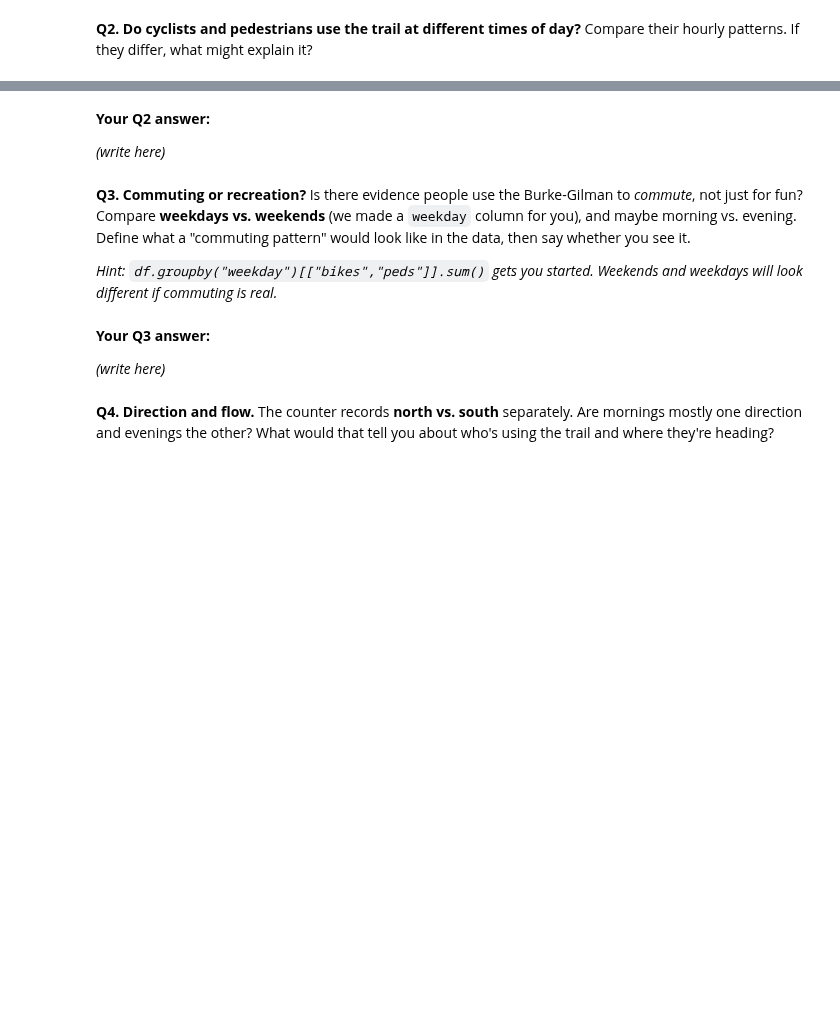
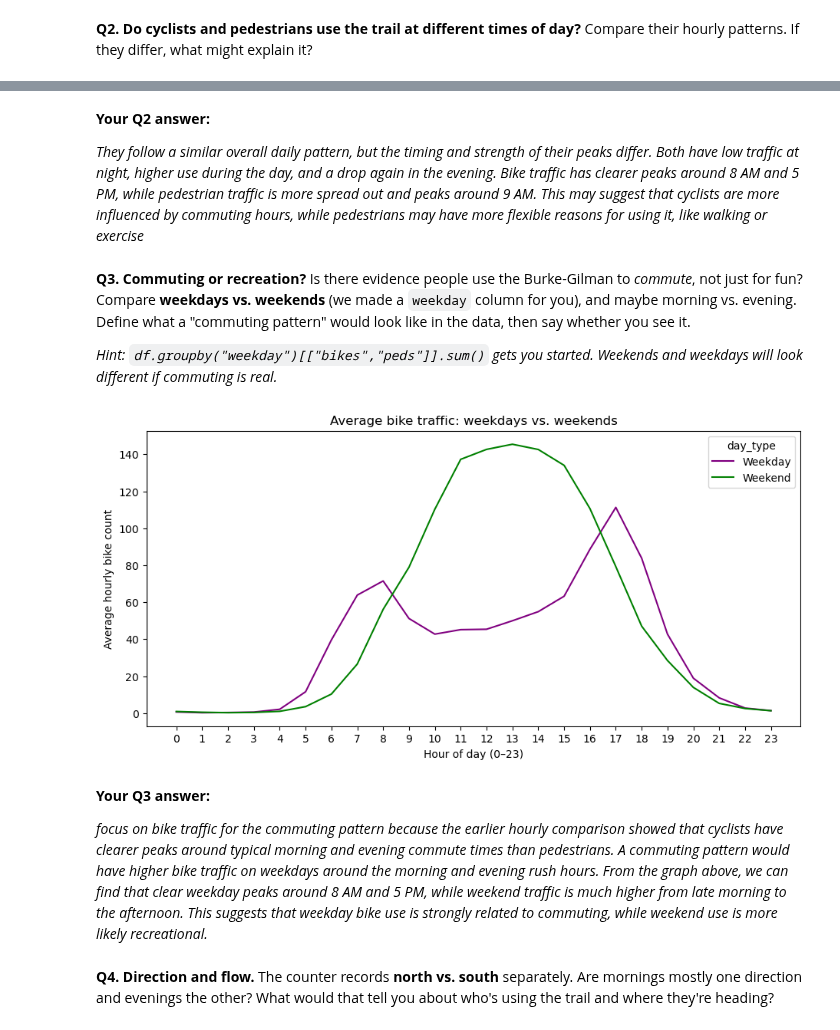
Before and after one commit to ywang254-a11y/hcde-410, a Jupyter notebook: A1/A1.ipynb, the cells around one changed output, grey strips where cells are left out. Drawn from its saved outputs; the diff is of its cells as text; code cells hidden in the pictures; blank space fills up the shorter version.

```diff
--- a/A1/A1.ipynb
+++ b/A1/A1.ipynb
@@ -153,7 +174,7 @@ Compare their hourly patterns. If they differ, what might explain it?
 # %% [markdown]
 **Your Q2 answer:**
 
-*(write here)*
+*They follow a similar overall daily pattern, but the timing and strength of their peaks differ. Both have low traffic at night, higher use during the day, and a drop again in the evening. Bike traffic has clearer peaks around 8 AM and 5 PM, while pedestrian traffic is more spread out and peaks around 9 AM. This may suggest that cyclists are more influenced by commuting hours, while pedestrians may have more flexible reasons for using it, like walking or exercise*
 # %% [markdown]
 **Q3. Commuting or recreation?**
 Is there evidence people use the Burke-Gilman to *commute*, not just for fun? Compare **weekdays vs. weekends** (we made a `weekday` column for you), and maybe morning vs. evening. Define what a "commuting pattern" would look like in the data, then say whether you see it.
@@ -161,10 +182,30 @@ Is there evidence people use the Burke-Gilman to *commute*, not just for fun? Co
 *Hint: `df.groupby("weekday")[["bikes","peds"]].sum()` gets you started. Weekends and weekdays will look different if commuting is real.*
 # %%
 # Your code for Q3
+df["day_type"] = df["weekday"].apply(
+    lambda x: "Weekend" if x in ["Saturday", "Sunday"] else "Weekday"
+)
+
+commute_pattern = df.groupby(["day_type", "hour"])[["bikes", "peds"]].mean()
+
+bike_pattern = commute_pattern["bikes"].unstack("day_type")
+
+bike_pattern[["Weekday", "Weekend"]].plot(
+    figsize=(11, 5),
+    color=["purple", "green"]
+)
+
+plt.title("Average bike traffic: weekdays vs. weekends")
+plt.xlabel("Hour of day (0–23)")
+plt.ylabel("Average hourly bike count")
+plt.xticks(range(0, 24))
+plt.show()
+# %% [output]
+[figure, added]
 # %% [markdown]
 **Your Q3 answer:**
 
-*(write here)*
+*focus on bike traffic for the commuting pattern because the earlier hourly comparison showed that cyclists have clearer peaks around typical morning and evening commute times than pedestrians. A commuting pattern would have higher bike traffic on weekdays around the morning and evening rush hours. From the graph above, we can find that clear weekday peaks around 8 AM and 5 PM, while weekend traffic is much higher from late morning to the afternoon. This suggests that weekday bike use is strongly related to commuting, while weekend use is more likely recreational.*
 # %% [markdown]
 **Q4. Direction and flow.**
 The counter records **north vs. south** separately. Are mornings mostly one direction and evenings the other? What would that tell you about who's using the trail and where they're heading?
```
Also changed, not shown: parts of 5 cells of this notebook.
